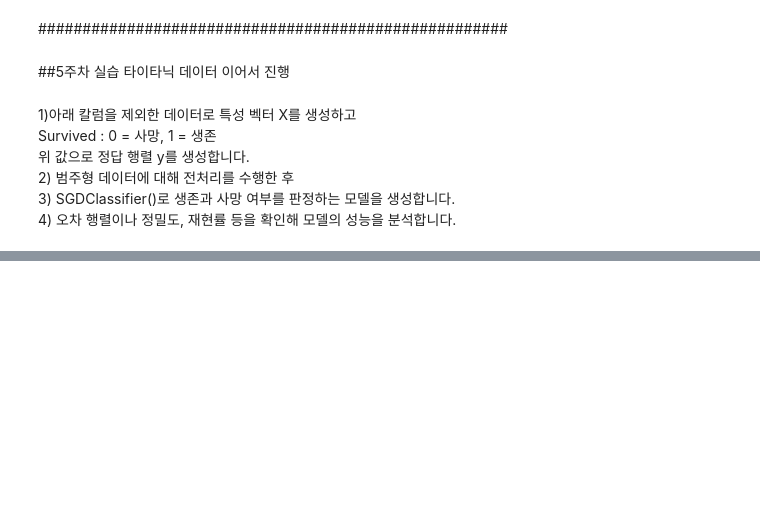
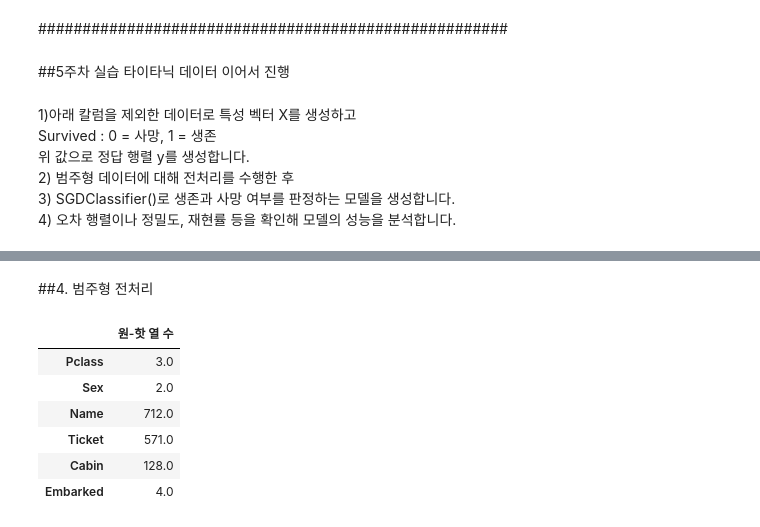
Before and after one commit to ssukk99/handson-ml2, a Jupyter notebook: 02_end_to_end_machine_learning_project.ipynb, the cells around one changed output, grey strips where cells are left out. Cells and saved outputs as stored; diff of their text form; code cells hidden in the pictures; blank space fills up the shorter version.

```diff
--- a/02_end_to_end_machine_learning_project.ipynb
+++ b/02_end_to_end_machine_learning_project.ipynb
@@ -1701,0 +1711,3 @@ Survived : 0 = 사망, 1 = 생존
+# %%
+# 실제 생존 여부를 별도 저장하기
+y = data["Survived"].copy()
@@ -1701,0 +1734,9 @@ Survived : 0 = 사망, 1 = 생존
+# %%
+from sklearn.model_selection import train_test_split
+
+X_train, X_test, y_train, y_test = train_test_split(
+    X, y,
+    test_size=0.2,  # 전체의 20%를 평가용으로 분리
+    random_state=42,
+    stratify=y  # 생존, 사망 비율 유지
+)
@@ -1701,0 +1790,2 @@ Survived : 0 = 사망, 1 = 생존
+# %% [markdown]
+##4. 범주형 전처리
@@ -1701,0 +1798,24 @@ Survived : 0 = 사망, 1 = 생존
+# %%
+from sklearn.preprocessing import OneHotEncoder, StandardScaler
+
+encoder = OneHotEncoder(handle_unknown="ignore")
+
+# 훈련 데이터에서 범주를 확인하여 숫자로 변환하기
+train_category_encoded = encoder.fit_transform(train_category)
+
+# 테스트 데이터는 훈련에서 정한 열 구성으로 변환하기
+test_category_encoded = encoder.transform(test_category)
+
+# 훈련 데이터에서 확인한 범주 개수 표시하기
+category_table = pd.DataFrame()
+for column, categories in zip(category_columns, encoder.categories_):
+    category_table.loc[column, "원-핫 열 수"] = len(categories)
+category_table
+# %% [output]
+|  | 원-핫 열 수 |
+| Pclass | 3.0 |
+| Sex | 2.0 |
+| Name | 712.0 |
+| Ticket | 571.0 |
+| Cabin | 128.0 |
+| Embarked | 4.0 |
```
Also changed, not shown: parts of 18 cells of this notebook.
